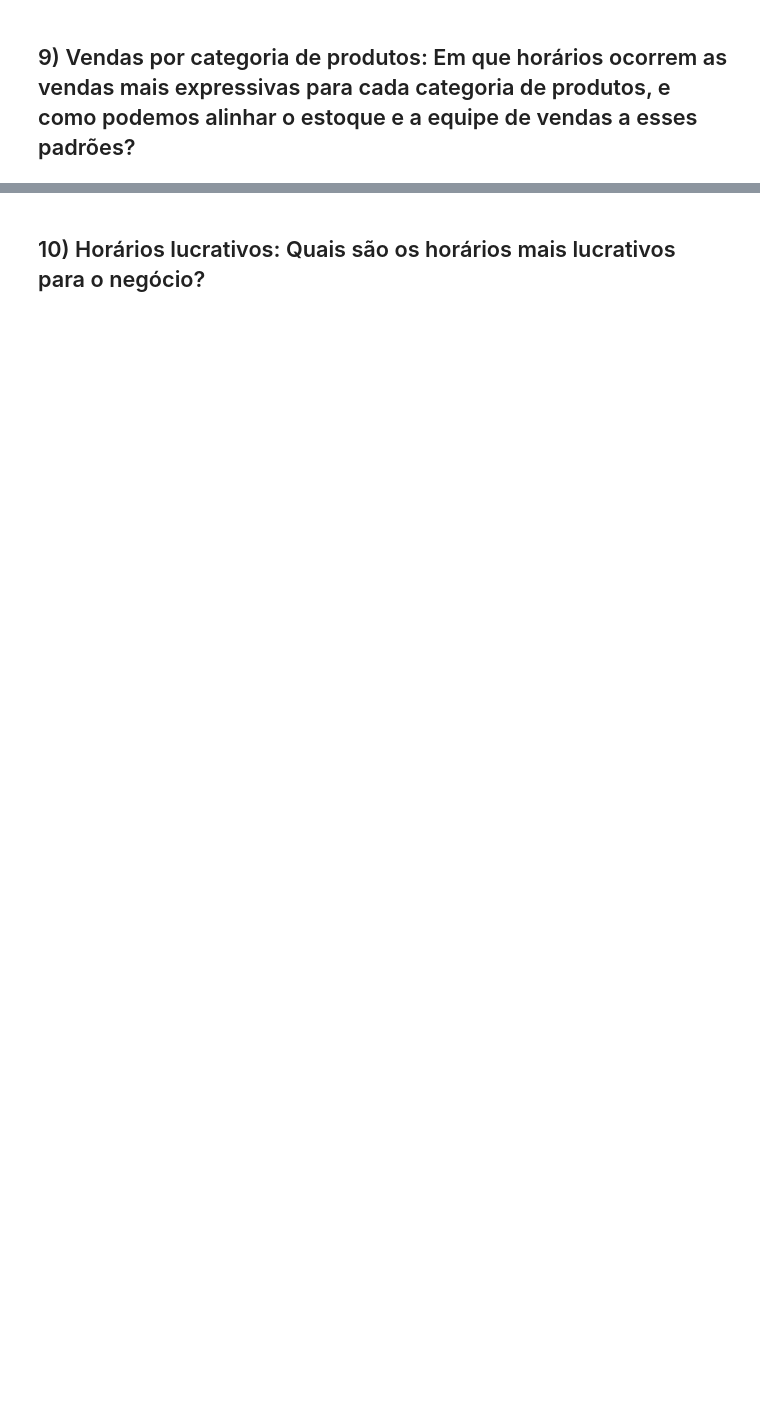
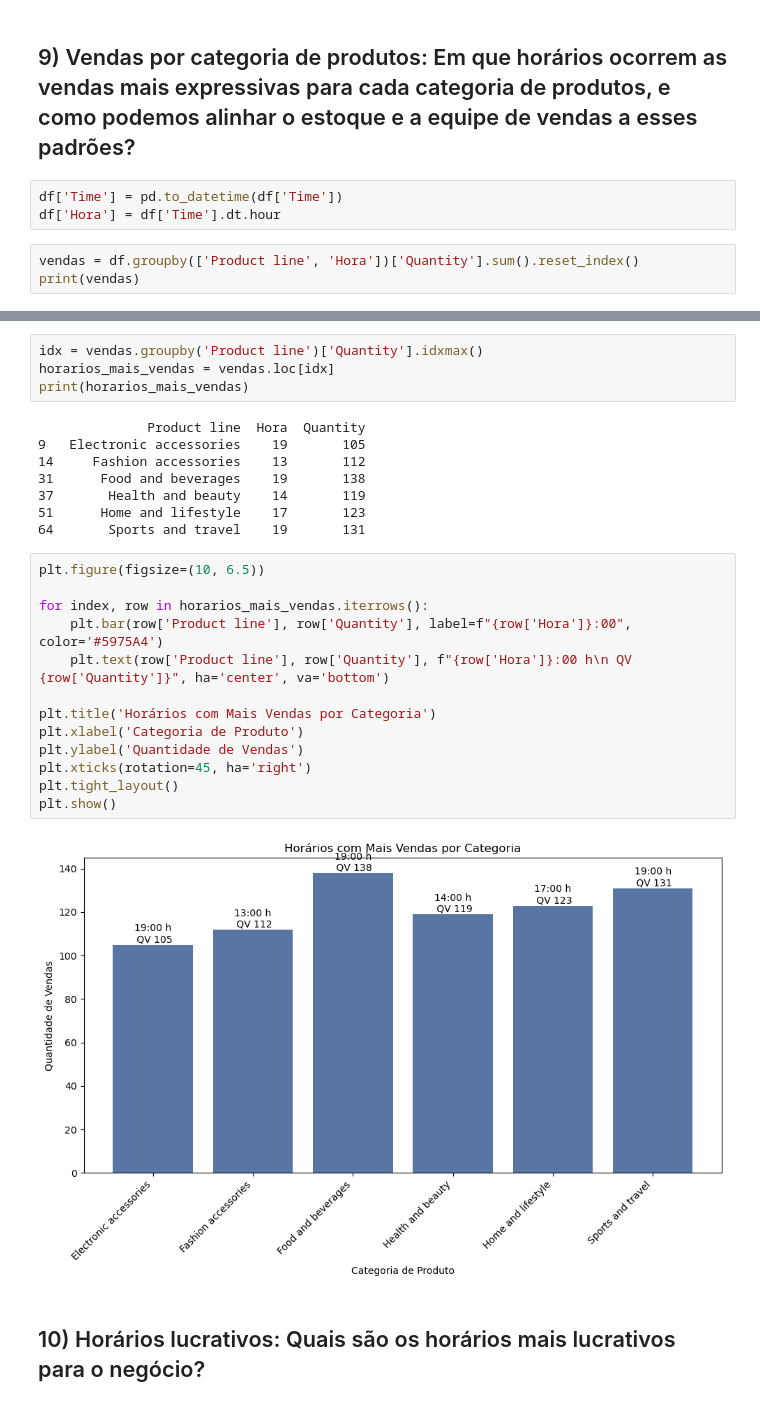
Before and after one commit to leonildolinck/ada-projeto-tecnicas-de-programacao, a Jupyter notebook: Projeto-Notebook.ipynb, the cells around one changed output, grey strips where cells are left out. Cells and saved outputs as stored; diff of their text form; blank space fills up the shorter version.

```diff
--- a/Projeto-Notebook.ipynb
+++ b/Projeto-Notebook.ipynb
@@ -793,2 +801,8 @@ plt.show()
 # %% [markdown]
 ## 9) Vendas por categoria de produtos: Em que horários ocorrem as vendas mais expressivas para cada categoria de produtos, e como podemos alinhar o estoque e a equipe de vendas a esses padrões?
+# %%
+df['Time'] = pd.to_datetime(df['Time'])
+df['Hora'] = df['Time'].dt.hour
+# %%
+vendas = df.groupby(['Product line', 'Hora'])['Quantity'].sum().reset_index()
+print(vendas)
@@ -795,2 +824,29 @@ plt.show()
+# %%
+idx = vendas.groupby('Product line')['Quantity'].idxmax()
+horarios_mais_vendas = vendas.loc[idx]
+print(horarios_mais_vendas)
+# %% [output]
+              Product line  Hora  Quantity
+9   Electronic accessories    19       105
+14     Fashion accessories    13       112
+31      Food and beverages    19       138
+37       Health and beauty    14       119
+51      Home and lifestyle    17       123
+64       Sports and travel    19       131
+# %%
+plt.figure(figsize=(10, 6.5))
+
+for index, row in horarios_mais_vendas.iterrows():
+    plt.bar(row['Product line'], row['Quantity'], label=f"{row['Hora']}:00", color='#5975A4')
+    plt.text(row['Product line'], row['Quantity'], f"{row['Hora']}:00 h\n QV {row['Quantity']}", ha='center', va='bottom')
+
+plt.title('Horários com Mais Vendas por Categoria')
+plt.xlabel('Categoria de Produto')
+plt.ylabel('Quantidade de Vendas')
+plt.xticks(rotation=45, ha='right')
+plt.tight_layout()
+plt.show()
+# %% [output]
+[figure, added]
 # %% [markdown]
 ## 10) Horários lucrativos: Quais são os horários mais lucrativos para o negócio?
```
Also changed, not shown: parts of 14 cells of this notebook.
